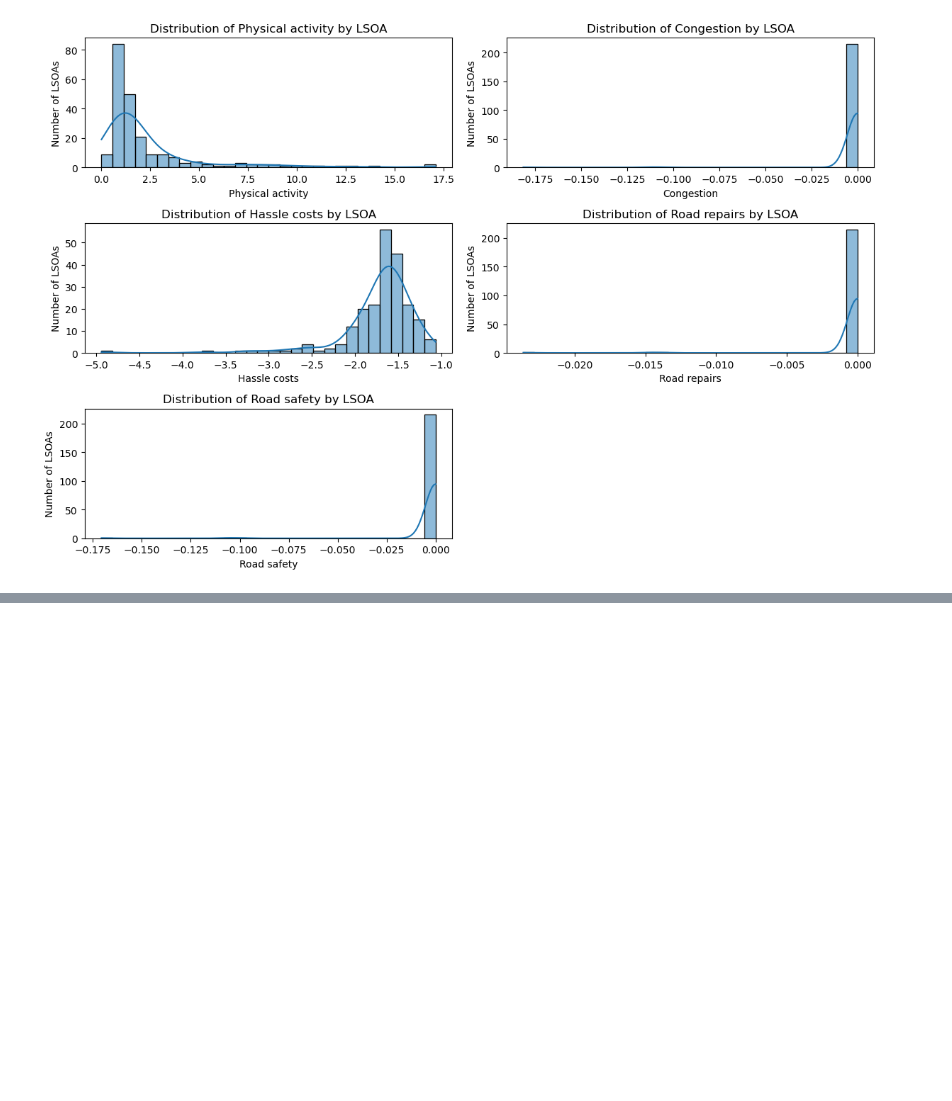
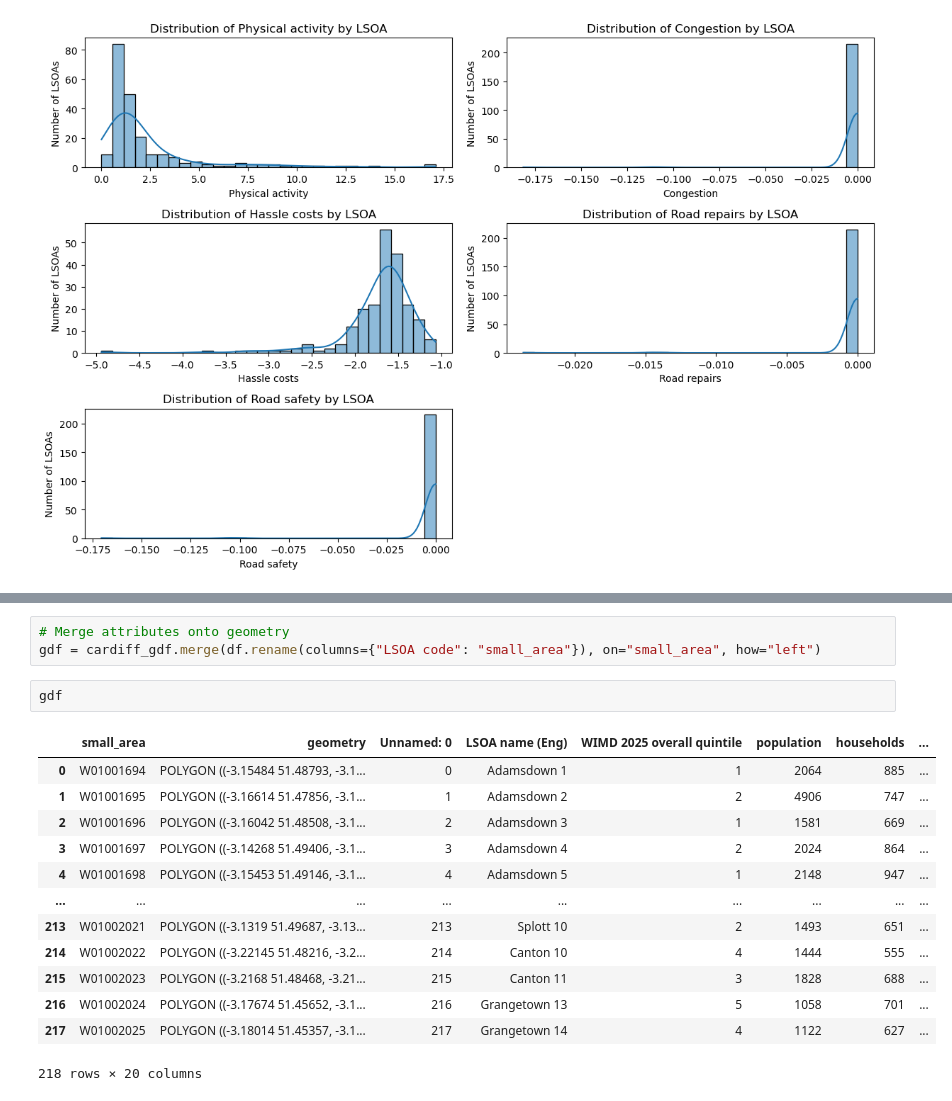
Before and after one commit to AuraFrizzati/VizElves2025, a Jupyter notebook: python_code/Explore_Level2_data.ipynb, the cells around one changed output, grey strips where cells are left out. Saved outputs shown, nothing was run; the diff lists cells and outputs as text; blank space fills up the shorter version.

```diff
--- a/python_code/Explore_Level2_data.ipynb
+++ b/python_code/Explore_Level2_data.ipynb
@@ -460,0 +484,19 @@ plt.show()
+# %%
+# Merge attributes onto geometry
+gdf = cardiff_gdf.merge(df.rename(columns={"LSOA code": "small_area"}), on="small_area", how="left")
+# %%
+gdf
+# %% [output]
+|  | small_area | geometry | Unnamed: 0 | LSOA name (Eng) | WIMD 2025 overall quintile | population | households | ... |
+| 0 | W01001694 | POLYGON ((-3.15484 51.48793, -3.1... | 0 | Adamsdown 1 | 1 | 2064 | 885 | ... |
+| 1 | W01001695 | POLYGON ((-3.16614 51.47856, -3.1... | 1 | Adamsdown 2 | 2 | 4906 | 747 | ... |
+| 2 | W01001696 | POLYGON ((-3.16042 51.48508, -3.1... | 2 | Adamsdown 3 | 1 | 1581 | 669 | ... |
+| 3 | W01001697 | POLYGON ((-3.14268 51.49406, -3.1... | 3 | Adamsdown 4 | 2 | 2024 | 864 | ... |
+| 4 | W01001698 | POLYGON ((-3.15453 51.49146, -3.1... | 4 | Adamsdown 5 | 1 | 2148 | 947 | ... |
+| ... | ... | ... | ... | ... | ... | ... | ... | ... |
+| 213 | W01002021 | POLYGON ((-3.1319 51.49687, -3.13... | 213 | Splott 10 | 2 | 1493 | 651 | ... |
+| 214 | W01002022 | POLYGON ((-3.22145 51.48216, -3.2... | 214 | Canton 10 | 4 | 1444 | 555 | ... |
+| 215 | W01002023 | POLYGON ((-3.2168 51.48468, -3.21... | 215 | Canton 11 | 3 | 1828 | 688 | ... |
+| 216 | W01002024 | POLYGON ((-3.17674 51.45652, -3.1... | 216 | Grangetown 13 | 5 | 1058 | 701 | ... |
+| 217 | W01002025 | POLYGON ((-3.18014 51.45357, -3.1... | 217 | Grangetown 14 | 4 | 1122 | 627 | ... |
+218 rows × 20 columns
```
Also changed, not shown: parts of 4 cells of this notebook, 2 other files.
